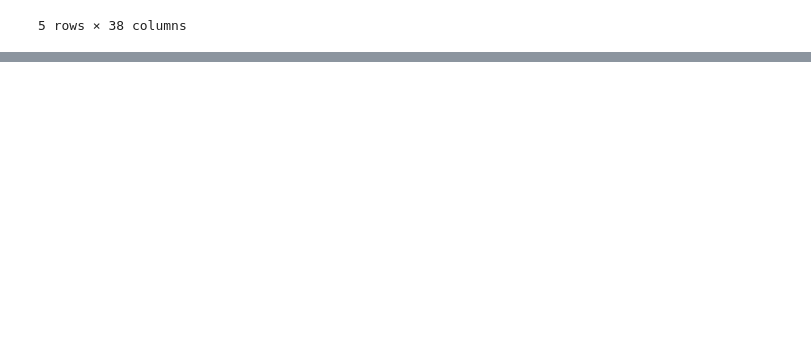
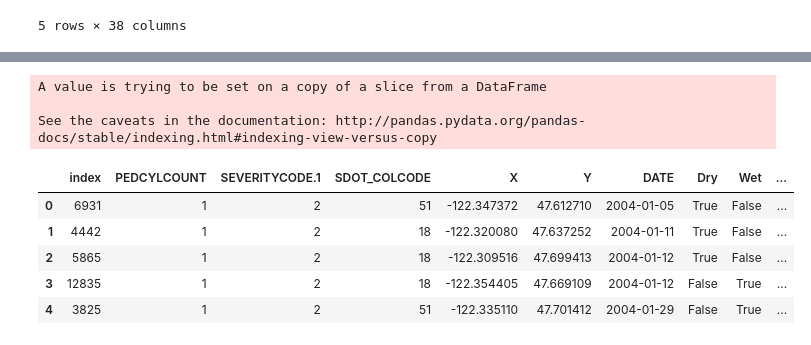
Before and after one commit to psilly-rabbit/Coursera_Capstone, a Jupyter notebook: Capstone Data Exploration.ipynb, the cells around one changed output, grey strips where cells are left out. Drawn from its saved outputs; the diff is of its cells as text; code cells hidden in the pictures; blank space fills up the shorter version.

```diff
--- a/Capstone Data Exploration.ipynb
+++ b/Capstone Data Exploration.ipynb
@@ -212,0 +261,18 @@ Bike Accidents on Wet Roads at Intersections with Serious Injuries: 519, or 10.8
+# %%
+# create df with intersection accidents and SDOT_COLCODE 18 and 51
+df_final185111 = df_final.loc[((df_final['SDOT_COLCODE'] == 11) ^ df_final['SDOT_COLCODE'] == 18 ^ (df_final['SDOT_COLCODE'] == 51)) & (df_final['Intersection'] == True)]
+df_final185111.drop(['Alley', 'Block'], axis=1, inplace=True)
+df_final185111.dropna
+df_final185111.sort_values(by=['DATE'], inplace=True)
+df_final185111.reset_index(inplace=True)
+df_final185111.head()
+# %% [output]
+A value is trying to be set on a copy of a slice from a DataFrame
+
+See the caveats in the documentation: http://pandas.pydata.org/pandas-docs/stable/indexing.html#indexing-view-versus-copy
+|  | index | PEDCYLCOUNT | SEVERITYCODE.1 | SDOT_COLCODE | X | Y | DATE | Dry | Wet | ... |
+| 0 | 6931 | 1 | 2 | 51 | -122.347372 | 47.612710 | 2004-01-05 | True | False | ... |
+| 1 | 4442 | 1 | 2 | 18 | -122.320080 | 47.637252 | 2004-01-11 | True | False | ... |
+| 2 | 5865 | 1 | 2 | 18 | -122.309516 | 47.699413 | 2004-01-12 | True | False | ... |
+| 3 | 12835 | 1 | 2 | 18 | -122.354405 | 47.669109 | 2004-01-12 | False | True | ... |
+| 4 | 3825 | 1 | 2 | 51 | -122.335110 | 47.701412 | 2004-01-29 | False | True | ... |
```
Also changed, not shown: parts of 15 cells of this notebook.
